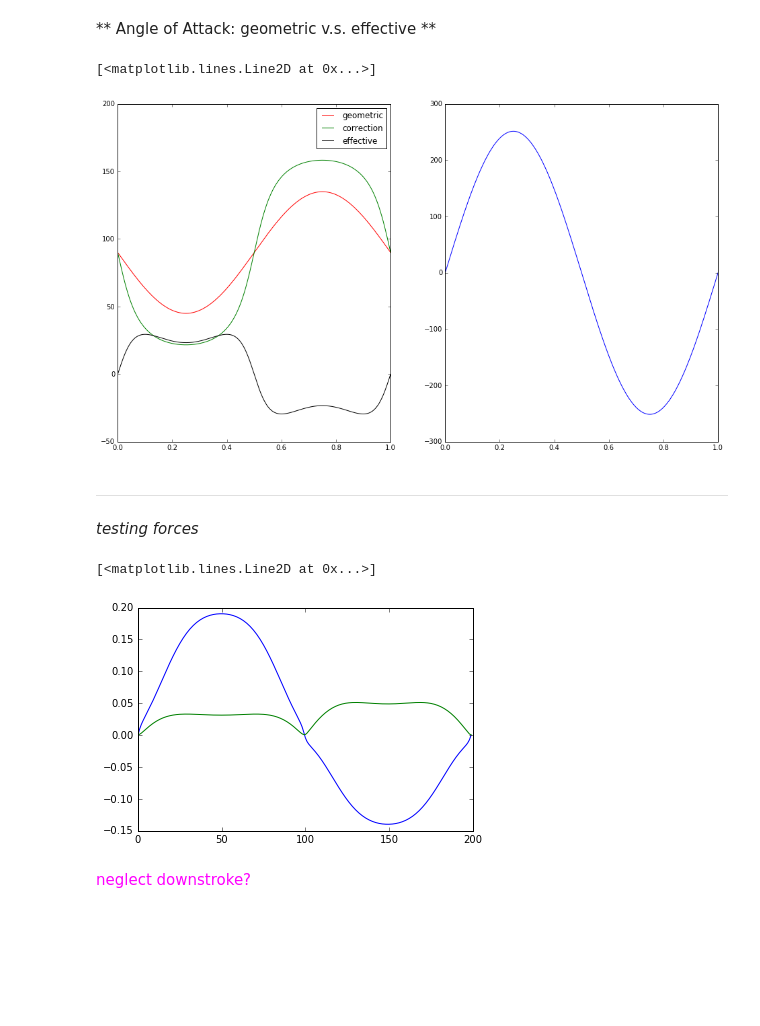
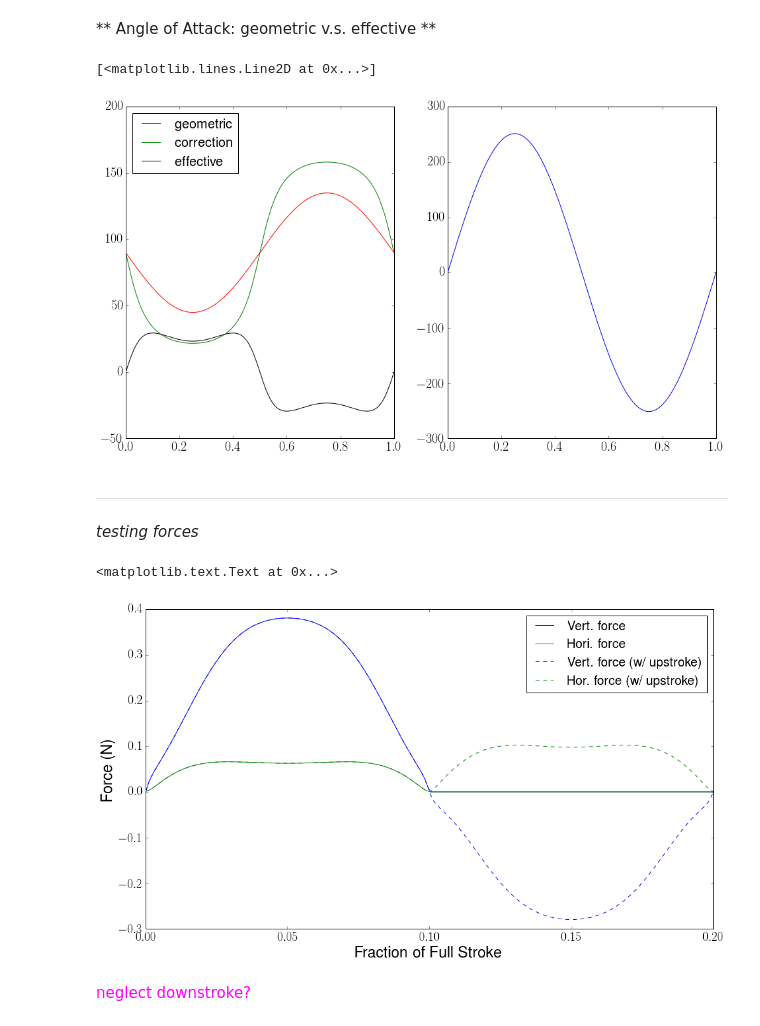
Before and after one commit to Ravirajadrangi/Biomechanics-of-Flight., a Jupyter notebook: dynamics/QS.ipynb, the cells around one changed output. Drawn from its saved outputs; the diff is of its cells as text; code cells hidden in the pictures; blank space fills up the shorter version.

```diff
--- a/dynamics/QS.ipynb
+++ b/dynamics/QS.ipynb
@@ -122,6 +122,15 @@ import pandas as pd
 from astropy import units as u
 import matplotlib.pyplot as plt
 %matplotlib inline
+
+## some settings for plotting display
+plt.rcParams['figure.figsize'] = (18,12)
+plt.rcParams['axes.titlesize'] = 28
+plt.rcParams['axes.labelsize'] = 24
+plt.rcParams['xtick.labelsize'] = 20
+plt.rcParams['ytick.labelsize'] = 20
+plt.rcParams['legend.fontsize'] = 20
+plt.rc('text', usetex=True)
 # %%
 ## read in parameters
 sho_df = pd.read_csv('../others/par_data/sho_par.csv')
@@ -220,25 +229,31 @@ plt.subplot(121)
 plt.plot(tt,geo,'r',label='geometric')
 plt.plot(tt,cor,'g',label='correction')
 plt.plot(tt,geo-cor,'k',label='effective')
-plt.legend()
+plt.legend(loc='upper left')
 
 plt.subplot(122)
 plt.plot(tt,wing_v)
 # %% [output]
 [<matplotlib.lines.Line2D at 0x...>]
-[figure, old version]
+[figure, new version]
 # %% [markdown]
 ---
 *testing forces*
 # %%
 test = QS(5.*u.Hz,20.*u.cm,15*u.cm,35*u.cm,body_v=50*u.cm/u.s)
 test_cl = test.lift_drag_coeff()[0]
-test_fl,test_fd = test.transl_forces()
-plt.plot(test_fl)
-plt.plot(test_fd)
+time = test.time_step
+test_fl,test_fd, t_fl, t_fd = test.transl_forces()
+
+plt.figure(figsize=(16,9))
+plt.plot(time,test_fl,'b',label='Vert. force')
+plt.plot(time,test_fd,'g',label='Hori. force')
+plt.plot(time,t_fl,'b--',label='Vert. force (w/ upstroke)')
+plt.plot(time,t_fd,'g--',label='Hor. force (w/ upstroke)')
+plt.legend(); plt.xlabel('Fraction of Full Stroke'); plt.ylabel('Force (N)')
 # %% [output]
-[<matplotlib.lines.Line2D at 0x...>]
+<matplotlib.text.Text at 0x...>
-[figure, old version]
+[figure, new version]
 # %% [markdown]
 <font color="magenta">neglect downstroke?</font>
 # %% [markdown]
```
Also changed, not shown: parts of 1 cell of this notebook, 1 other file.
